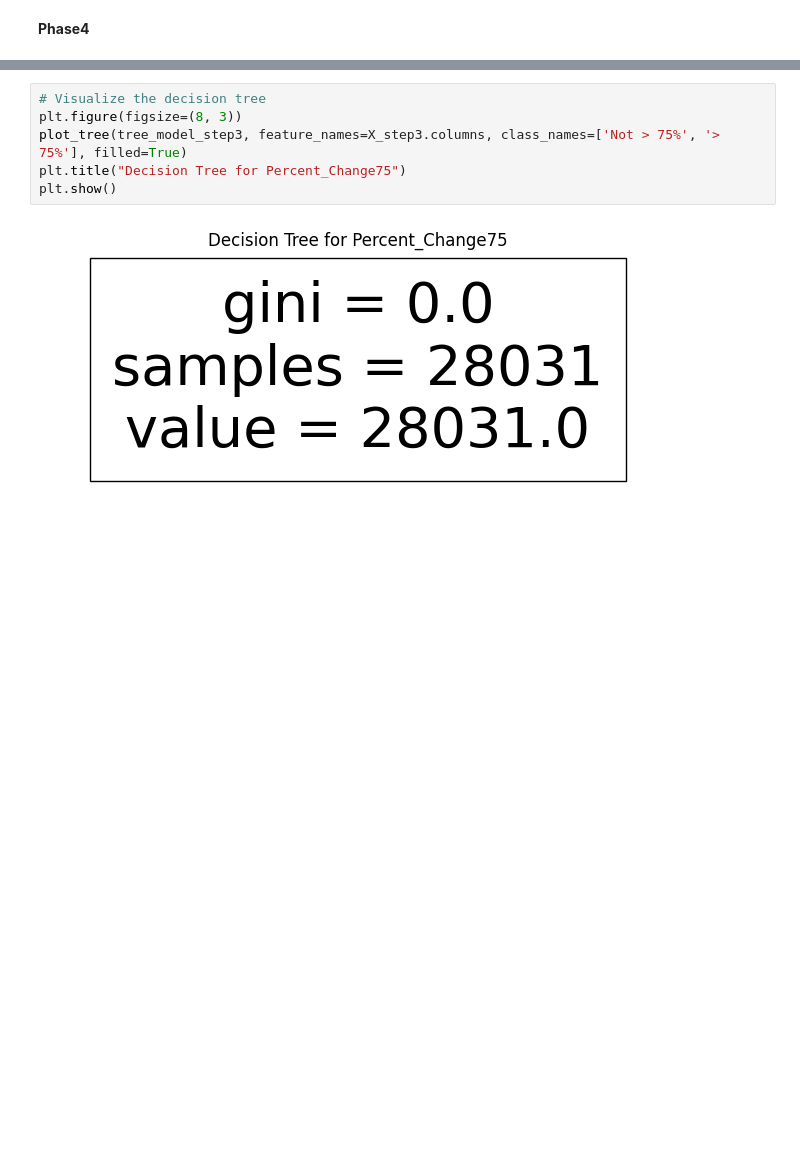
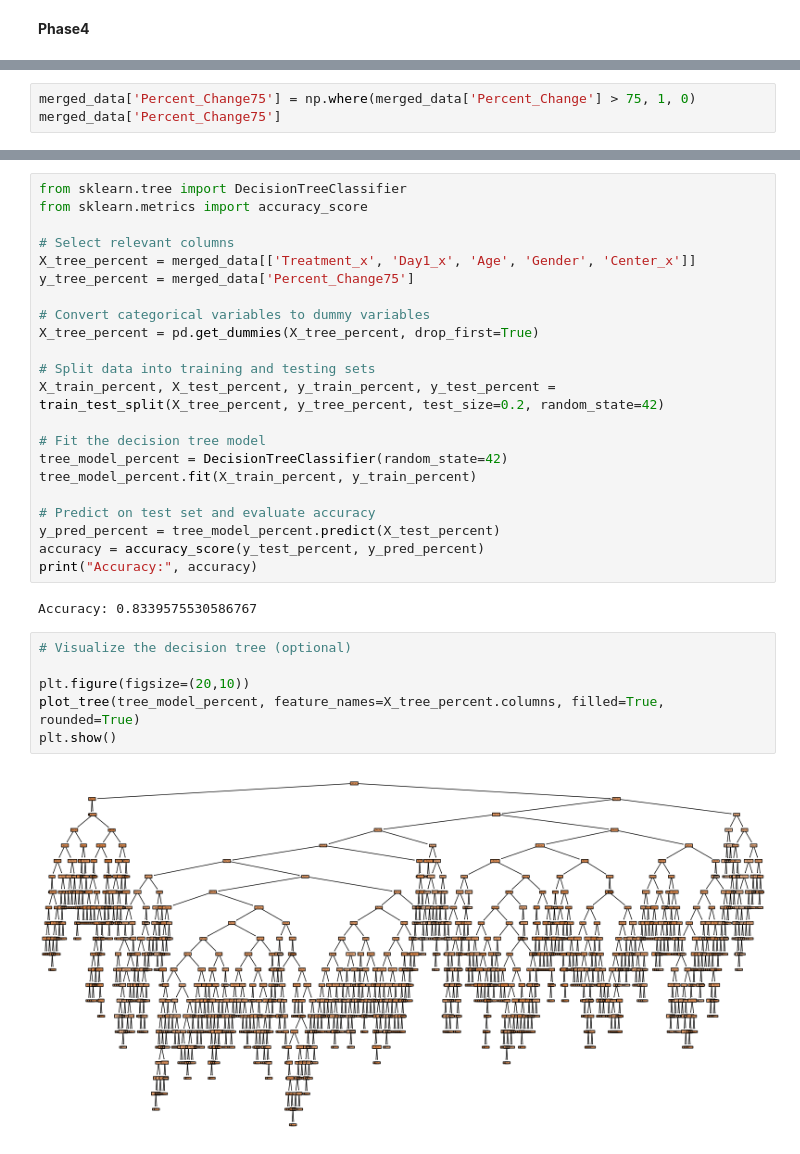
Before and after one commit to vedmara/project, a Jupyter notebook: Project_July.ipynb, the cells around one changed output, grey strips where cells are left out. Drawn from its saved outputs; the diff is of its cells as text; blank space fills up the shorter version.

```diff
--- a/Project_July.ipynb
+++ b/Project_July.ipynb
@@ -756,0 +730,3 @@ DecisionTreeClassifier(random_state=42)
+# %%
+merged_data['Percent_Change75'] = np.where(merged_data['Percent_Change'] > 75, 1, 0)
+merged_data['Percent_Change75']
@@ -757,8 +746,32 @@ DecisionTreeClassifier(random_state=42)
+# %%
+from sklearn.tree import DecisionTreeClassifier
+from sklearn.metrics import accuracy_score
+
+# Select relevant columns
+X_tree_percent = merged_data[['Treatment_x', 'Day1_x', 'Age', 'Gender', 'Center_x']]
+y_tree_percent = merged_data['Percent_Change75']
+
+# Convert categorical variables to dummy variables
+X_tree_percent = pd.get_dummies(X_tree_percent, drop_first=True)
+
+# Split data into training and testing sets
+X_train_percent, X_test_percent, y_train_percent, y_test_percent = train_test_split(X_tree_percent, y_tree_percent, test_size=0.2, random_state=42)
+
+# Fit the decision tree model
+tree_model_percent = DecisionTreeClassifier(random_state=42)
+tree_model_percent.fit(X_train_percent, y_train_percent)
+
+# Predict on test set and evaluate accuracy
+y_pred_percent = tree_model_percent.predict(X_test_percent)
+accuracy = accuracy_score(y_test_percent, y_pred_percent)
+print("Accuracy:", accuracy)
+# %% [output]
+Accuracy: 0.8339575530586767
 # %%
-# Visualize the decision tree
-plt.figure(figsize=(8, 3))
-plot_tree(tree_model_step3, feature_names=X_step3.columns, class_names=['Not > 75%', '> 75%'], filled=True)
-plt.title("Decision Tree for Percent_Change75")
+# Visualize the decision tree (optional)
+
+plt.figure(figsize=(20,10))
+plot_tree(tree_model_percent, feature_names=X_tree_percent.columns, filled=True, rounded=True)
 plt.show()
 # %% [output]
-[figure, old version]
+[figure, new version]
```
Also changed, not shown: parts of 6 cells of this notebook.
